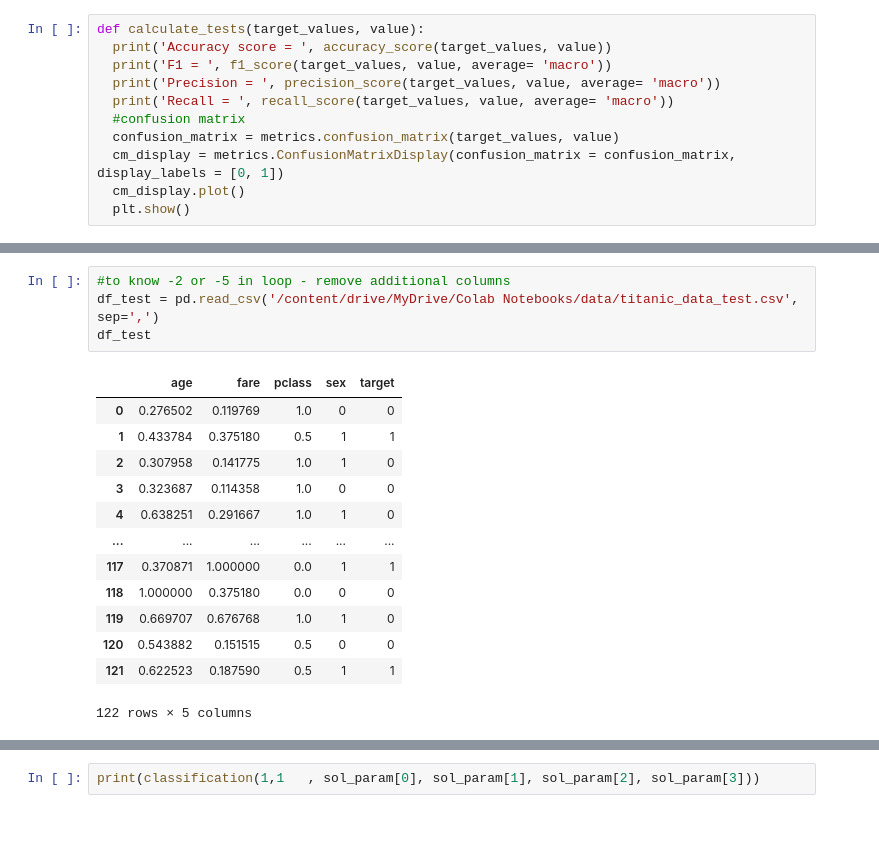
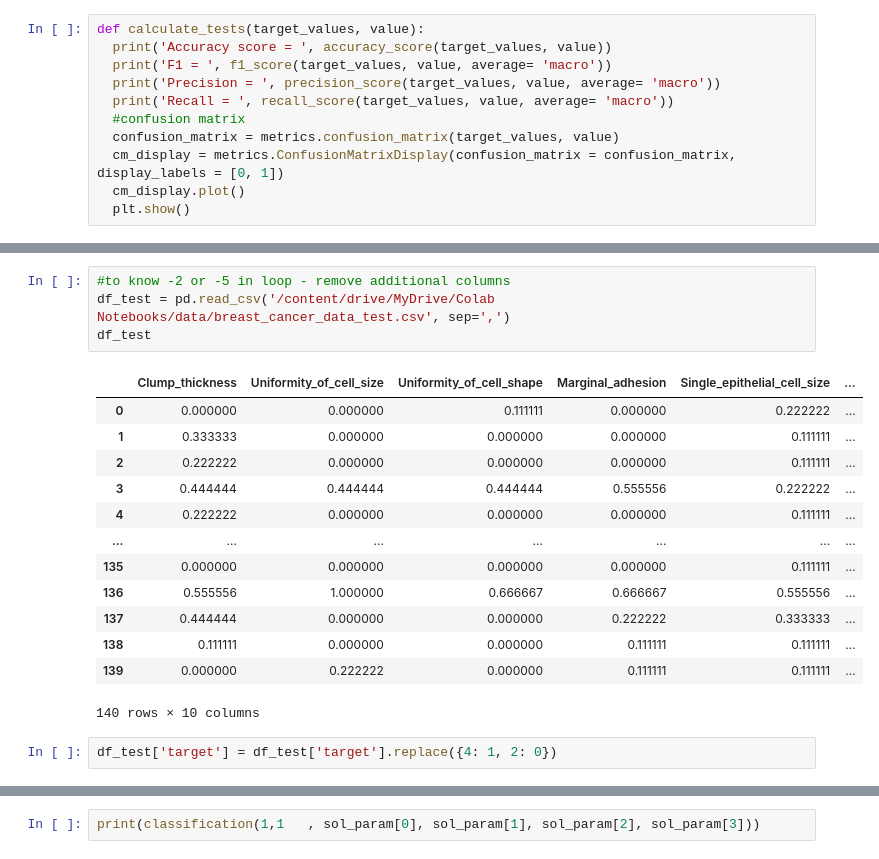
Before and after one commit to erikaminarikova/REFRESH, a Jupyter notebook: Example_11_ordinal_sums_breast_cancer_data_2classes_different_learning_methods.ipynb, the cells around one changed output, grey strips where cells are left out. Drawn from its saved outputs; the diff is of its cells as text; blank space fills up the shorter version.

```diff
--- a/Example_11_ordinal_sums_breast_cancer_data_2classes_different_learning_methods.ipynb
+++ b/Example_11_ordinal_sums_breast_cancer_data_2classes_different_learning_methods.ipynb
@@ -485,21 +487,23 @@ chart.show()
 # %%
 #to know -2 or -5 in loop - remove additional columns
-df_test = pd.read_csv('/content/drive/MyDrive/Colab Notebooks/data/titanic_data_test.csv', sep=',')
+df_test = pd.read_csv('/content/drive/MyDrive/Colab Notebooks/data/breast_cancer_data_test.csv', sep=',')
 df_test
 # %% [output]
-|  | age | fare | pclass | sex | target |
-| 0 | 0.276502 | 0.119769 | 1.0 | 0 | 0 |
-| 1 | 0.433784 | 0.375180 | 0.5 | 1 | 1 |
-| 2 | 0.307958 | 0.141775 | 1.0 | 1 | 0 |
-| 3 | 0.323687 | 0.114358 | 1.0 | 0 | 0 |
-| 4 | 0.638251 | 0.291667 | 1.0 | 1 | 0 |
-| ... | ... | ... | ... | ... | ... |
-| 117 | 0.370871 | 1.000000 | 0.0 | 1 | 1 |
-| 118 | 1.000000 | 0.375180 | 0.0 | 0 | 0 |
-| 119 | 0.669707 | 0.676768 | 1.0 | 1 | 0 |
-| 120 | 0.543882 | 0.151515 | 0.5 | 0 | 0 |
-| 121 | 0.622523 | 0.187590 | 0.5 | 1 | 1 |
+|  | Clump_thickness | Uniformity_of_cell_size | Uniformity_of_cell_shape | Marginal_adhesion | Single_epithelial_cell_size | ... |
+| 0 | 0.000000 | 0.000000 | 0.111111 | 0.000000 | 0.222222 | ... |
+| 1 | 0.333333 | 0.000000 | 0.000000 | 0.000000 | 0.111111 | ... |
+| 2 | 0.222222 | 0.000000 | 0.000000 | 0.000000 | 0.111111 | ... |
+| 3 | 0.444444 | 0.444444 | 0.444444 | 0.555556 | 0.222222 | ... |
+| 4 | 0.222222 | 0.000000 | 0.000000 | 0.000000 | 0.111111 | ... |
+| ... | ... | ... | ... | ... | ... | ... |
+| 135 | 0.000000 | 0.000000 | 0.000000 | 0.000000 | 0.111111 | ... |
+| 136 | 0.555556 | 1.000000 | 0.666667 | 0.666667 | 0.555556 | ... |
+| 137 | 0.444444 | 0.000000 | 0.000000 | 0.222222 | 0.333333 | ... |
+| 138 | 0.111111 | 0.000000 | 0.000000 | 0.111111 | 0.111111 | ... |
+| 139 | 0.000000 | 0.222222 | 0.000000 | 0.111111 | 0.111111 | ... |
-122 rows × 5 columns
+140 rows × 10 columns
+# %%
+df_test['target'] = df_test['target'].replace({4: 1, 2: 0})
 # %%
 # Calculate ordinal sums on test dataset
 columns=len(df_test.columns)
```
Also changed, not shown: parts of 11 cells of this notebook.
